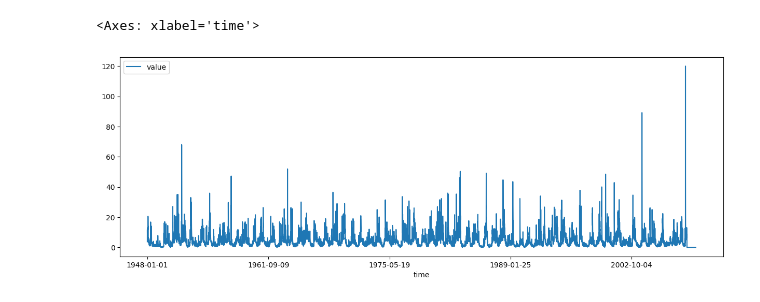
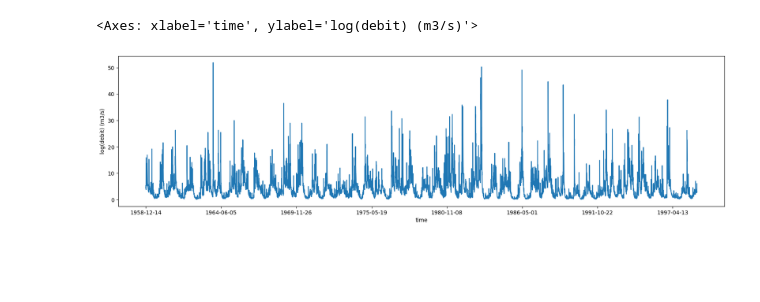
Before and after one commit to MariusAlonso/MVA-TS-Intrinsic-Timescales-Surface-Solar-Irradiance, a Jupyter notebook: paul.ipynb, the cells around one changed output. Cells and saved outputs as stored; diff of their text form; code cells hidden in the pictures; blank space fills up the shorter version.

```diff
--- a/paul.ipynb
+++ b/paul.ipynb
@@ -17,8 +14,8 @@ delimiter = ';--:--;'
 df = pd.read_csv(file_path, delimiter=delimiter)
 df.columns = ['time', 'value']
 # %%
-df.plot(x='time', y='value', figsize=(15, 5))
+df[4000:-4000].plot(x='time', y='value', figsize=(20, 5), legend=False, ylabel='log(debit) (m3/s)')
 # %% [output]
-<Axes: xlabel='time'>
+<Axes: xlabel='time', ylabel='log(debit) (m3/s)'>
-[figure, old version]
+[figure, new version]
 # %%
```
Also changed, not shown: parts of 13 cells of this notebook.
